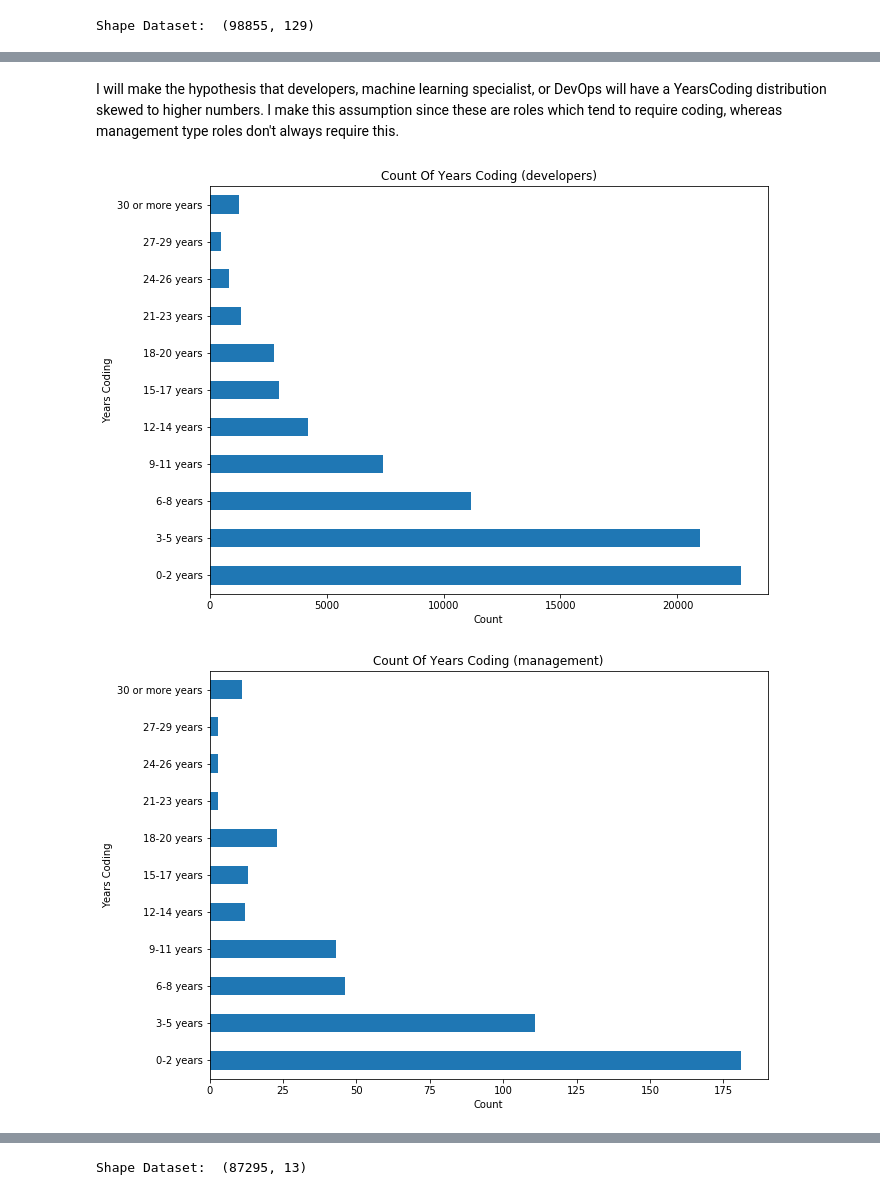
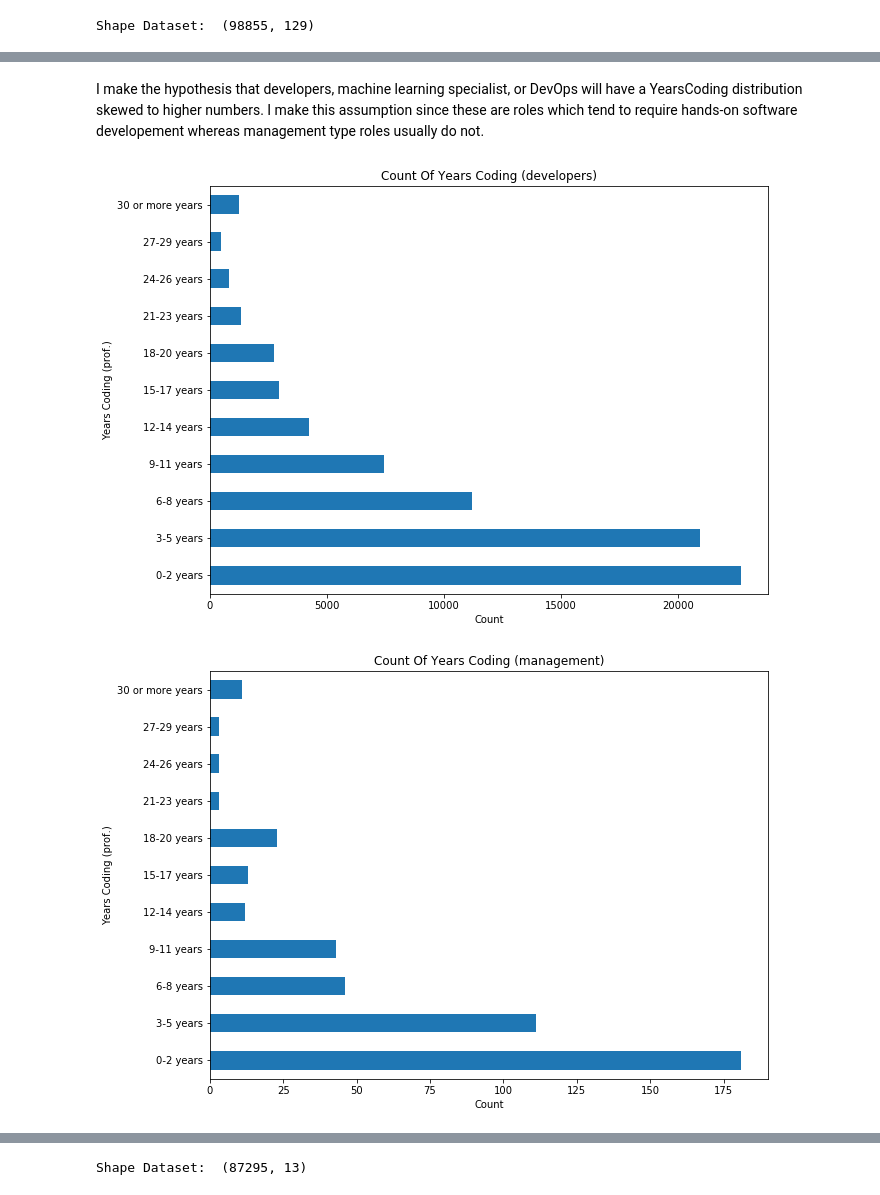
Before and after one commit to sigamani/survey, a Jupyter notebook: section1.ipynb, the cells around one changed output, grey strips where cells are left out. Drawn from its saved outputs; the diff is of its cells as text; code cells hidden in the pictures.

```diff
--- a/section1.ipynb
+++ b/section1.ipynb
@@ -5,7 +5,7 @@ import matplotlib.pyplot as plt
 # %% [markdown]
 # Exploration of dataset
 # %%
-df = pd.read_csv('/Users/michaelsigamani/Downloads/stack-overflow-2018-developer-survey/survey_results_public.csv', low_memory=False)
+df = pd.read_csv('data/survey_results_public.csv', low_memory=False)
 print(f'Shape Dataset:\t{df.shape}')
 # %% [output]
 Shape Dataset:  (98855, 129)
@@ -43,5 +45,5 @@ plt.show()
 # %% [markdown]
-I will make the hypothesis that developers, machine learning specialist, or DevOps will have a YearsCoding distribution skewed to higher numbers. I make this assumption since these are roles which tend to require coding, whereas management type roles don't always require this.
+I make the hypothesis that developers, machine learning specialist, or DevOps will have a YearsCoding distribution skewed to higher numbers. I make this assumption since these are roles which tend to require hands-on software developement whereas management type roles usually do not.
 # %%
 # Make two dataframes one for developers and one for management
 
@@ -54,22 +56,22 @@ df = df[~df.isin(df_dev)].dropna()
 # %%
 """Transform years coding from a categorical
 string into an ordered numberical feature since
 we will train on this we want to preserve the order"""
 years_coding = ['0-2 years', '3-5 years', '6-8 years', '9-11 years', '12-14 years', '15-17 years', '18-20 years', '21-23 years', '24-26 years', '27-29 years', '30 or more years']
 
 # Create plots
 df_dev['YearsCodingProf'].value_counts().reindex(years_coding).plot(kind='barh', figsize=(10,7.5))
 plt.title('Count Of Years Coding (developers)')
 
 plt.xlabel('Count')
-plt.ylabel('Years Coding')
+plt.ylabel('Years Coding (prof.)')
 plt.show()
 
 df['YearsCodingProf'].value_counts().reindex(years_coding).plot(kind='barh', figsize=(10,7.5))
 plt.title('Count Of Years Coding (management)')
 plt.xlabel('Count')
-plt.ylabel('Years Coding')
+plt.ylabel('Years Coding (prof.)')
 plt.show()
 # %% [output]
-[figure, old version]
+[figure, new version]
-[figure, old version]
+[figure, new version]
```
Also changed, not shown: parts of 29 cells of this notebook.
